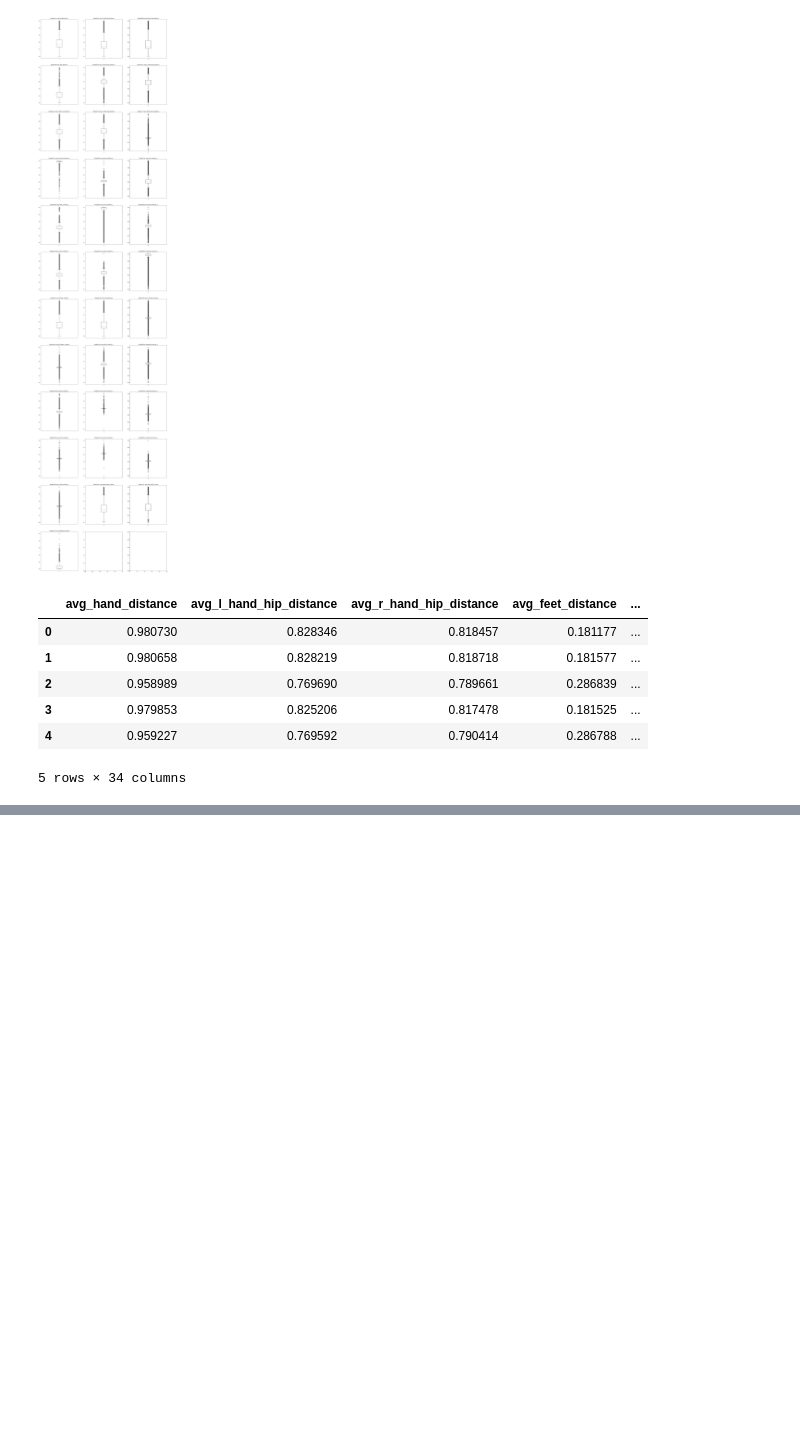
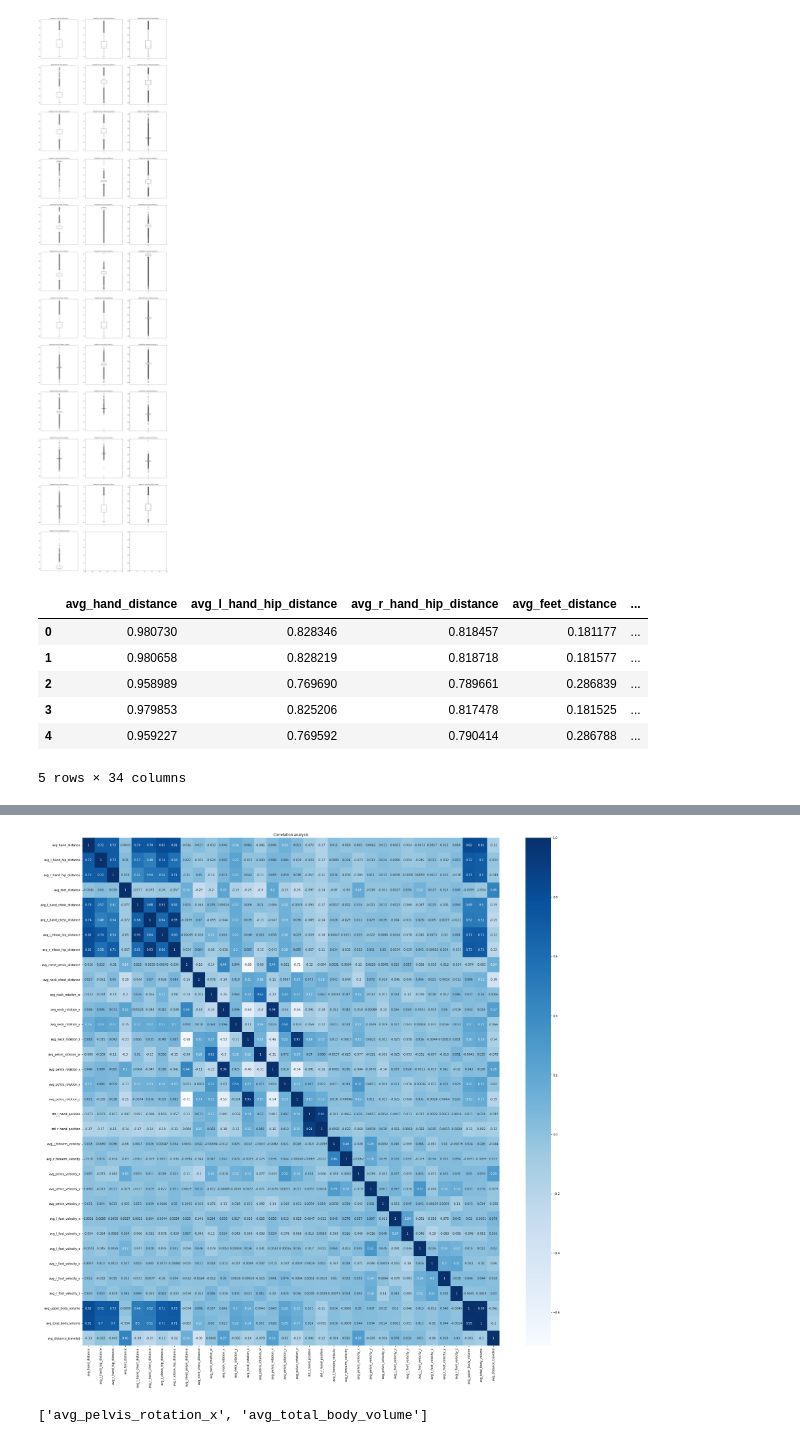
Before and after one commit to HerouFenix/Emotionally-Expressive-Motion-Controller-for-Virtual-Characters, a Jupyter notebook: emotion_classifier/data_preparation.ipynb, the cells around one changed output, grey strips where cells are left out. Cells and saved outputs as stored; diff of their text form; code cells hidden in the pictures; blank space fills up the shorter version.

```diff
--- a/emotion_classifier/data_preparation.ipynb
+++ b/emotion_classifier/data_preparation.ipynb
@@ -265,0 +323,7 @@ minMaxDataFull.to_csv(r'datasets/BN_LMA_DATA.csv', index = False)
+# %%
+data = pd.read_csv('datasets/BN_LMA_DATA.csv')
+# %%
+y = data.pop('EMOTION')
+X = data
+
+data.head()
@@ -265,0 +338,15 @@ minMaxDataFull.to_csv(r'datasets/BN_LMA_DATA.csv', index = False)
+# %%
+fig = plt.figure(figsize=[32,32])
+corr_mtx = data.corr()
+sns.heatmap(corr_mtx, xticklabels=corr_mtx.columns, yticklabels=corr_mtx.columns, annot=True, cmap='Blues')
+plt.title('Correlation analysis')
+plt.show()
+# %% [output]
+[figure, added]
+# %%
+cor_matrix = df.corr().abs()
+upper_tri = cor_matrix.where(np.triu(np.ones(cor_matrix.shape),k=1).astype(bool))
+to_drop = [column for column in upper_tri.columns if any(upper_tri[column] > 0.95)]
+print(to_drop)
+# %% [output]
+['avg_pelvis_rotation_x', 'avg_total_body_volume']
```
Also changed, not shown: parts of 11 cells of this notebook, 3 other files.
